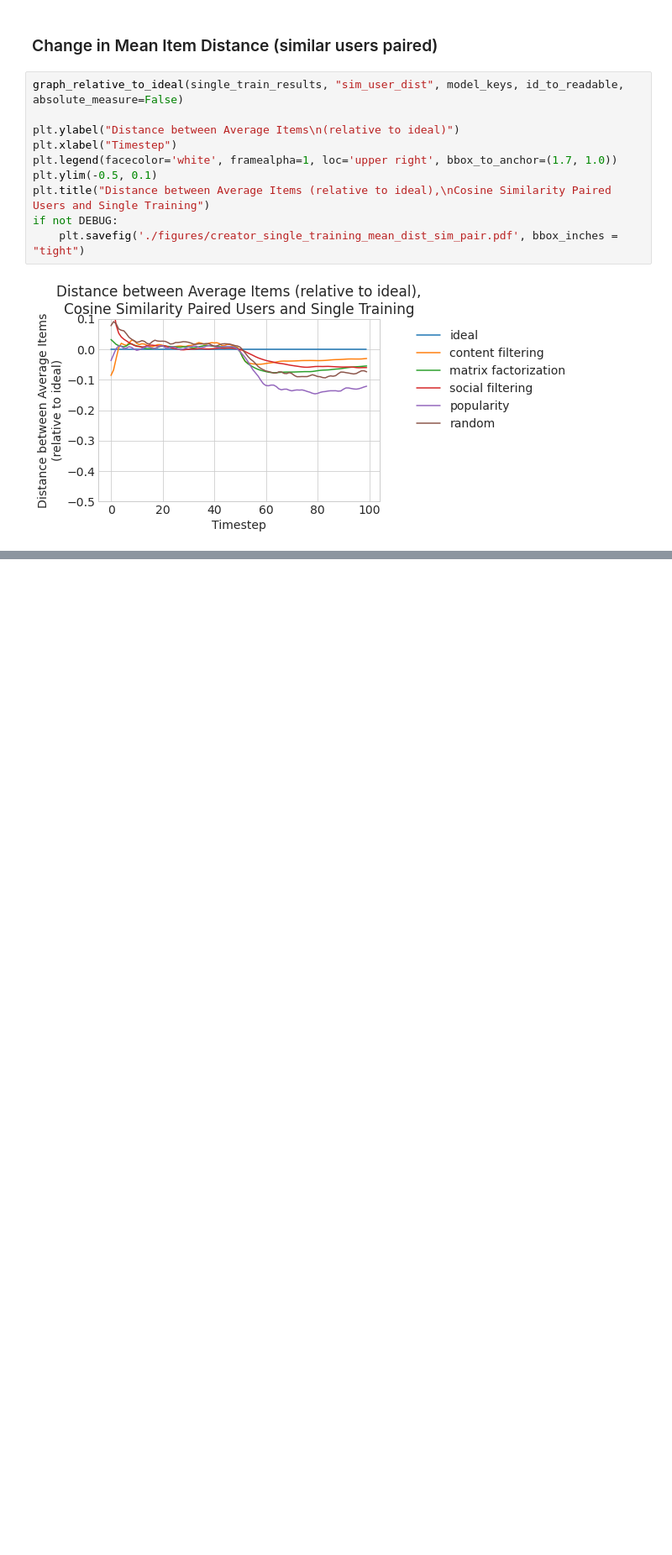
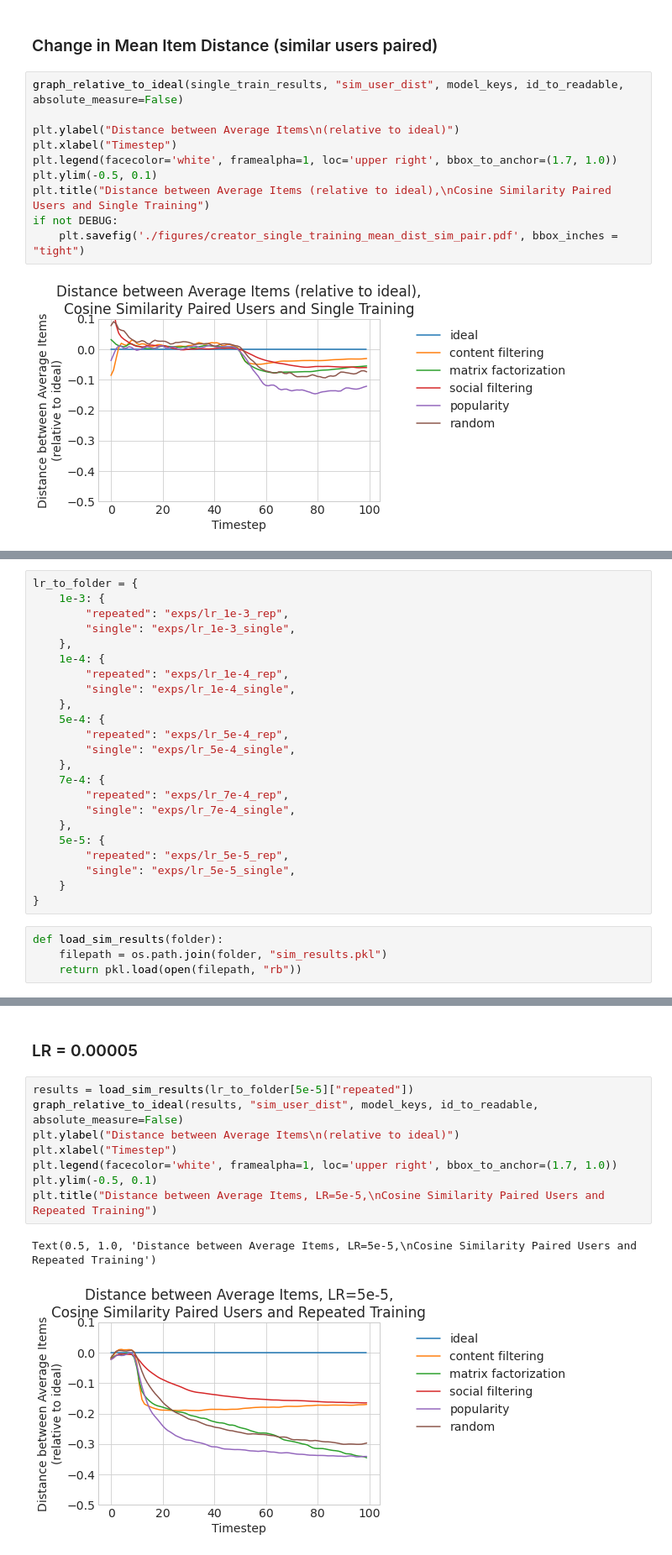
Before and after one commit to sunnymatt/t-recs-experiments, a Jupyter notebook: chaney/content_creators.ipynb, the cells around one changed output, grey strips where cells are left out. Shown at 84% size. Saved outputs shown, nothing was run; the diff lists cells and outputs as text; blank space fills up the shorter version.

```diff
--- a/chaney/content_creators.ipynb
+++ b/chaney/content_creators.ipynb
@@ -252,0 +434,27 @@ if not DEBUG:
+# %%
+lr_to_folder = {
+    1e-3: {
+        "repeated": "exps/lr_1e-3_rep",
+        "single": "exps/lr_1e-3_single",
+    },
+    1e-4: {
+        "repeated": "exps/lr_1e-4_rep",
+        "single": "exps/lr_1e-4_single",
+    },
+    5e-4: {
+        "repeated": "exps/lr_5e-4_rep",
+        "single": "exps/lr_5e-4_single",
+    },
+    7e-4: {
+        "repeated": "exps/lr_7e-4_rep",
+        "single": "exps/lr_7e-4_single",
+    },
+    5e-5: {
+        "repeated": "exps/lr_5e-5_rep",
+        "single": "exps/lr_5e-5_single",
+    }
+}
+# %%
+def load_sim_results(folder):
+    filepath = os.path.join(folder, "sim_results.pkl")
+    return pkl.load(open(filepath, "rb"))
@@ -252,0 +465,13 @@ if not DEBUG:
+# %% [markdown]
+### LR = 0.00005
+# %%
+results = load_sim_results(lr_to_folder[5e-5]["repeated"])
+graph_relative_to_ideal(results, "sim_user_dist", model_keys, id_to_readable, absolute_measure=False)
+plt.ylabel("Distance between Average Items\n(relative to ideal)")
+plt.xlabel("Timestep")
+plt.legend(facecolor='white', framealpha=1, loc='upper right', bbox_to_anchor=(1.7, 1.0))
+plt.ylim(-0.5, 0.1)
+plt.title("Distance between Average Items, LR=5e-5,\nCosine Similarity Paired Users and Repeated Training")
+# %% [output]
+Text(0.5, 1.0, 'Distance between Average Items, LR=5e-5,\nCosine Similarity Paired Users and Repeated Training')
+[figure, added]
```
Also changed, not shown: parts of 34 cells of this notebook, 1 other file.
